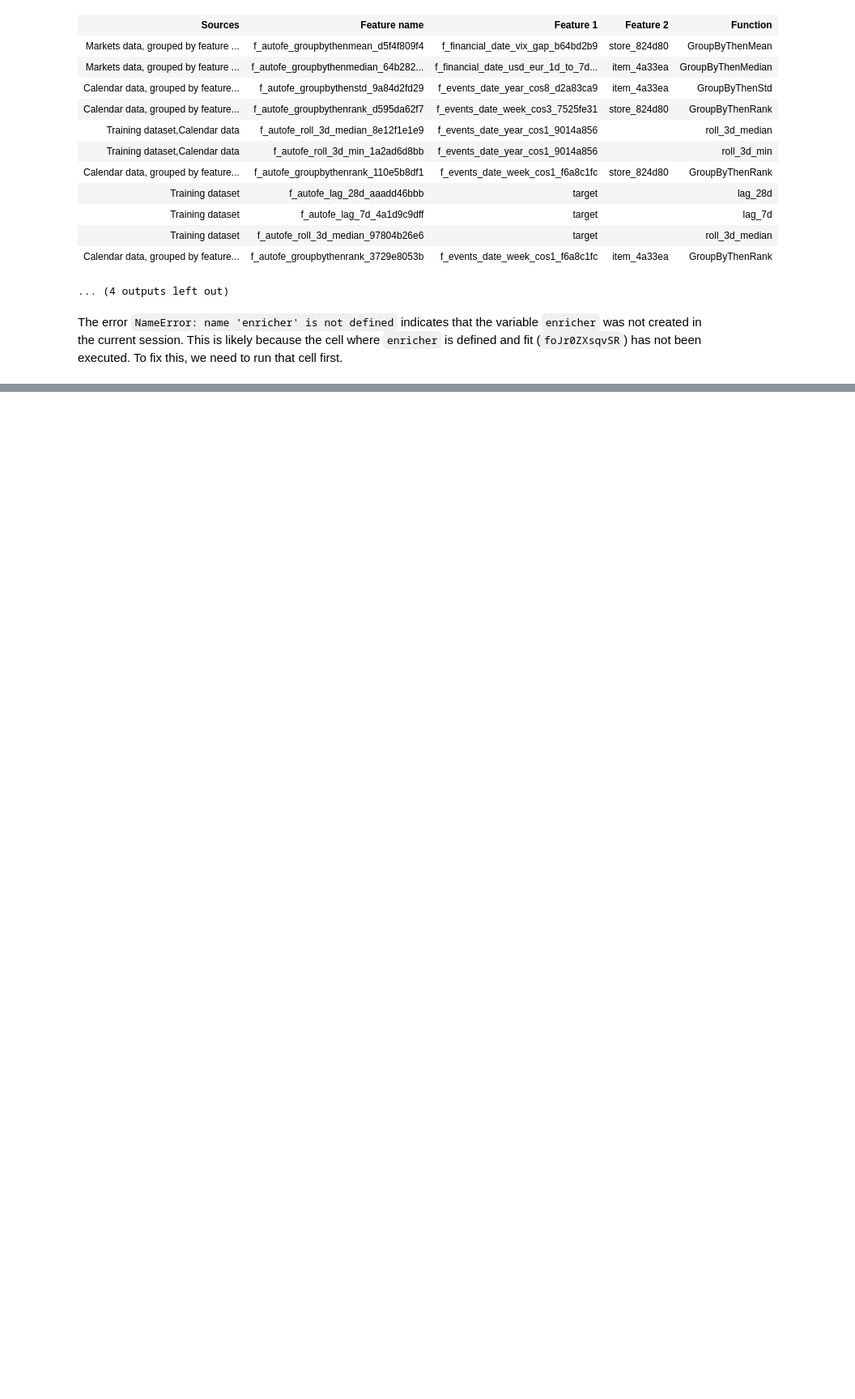
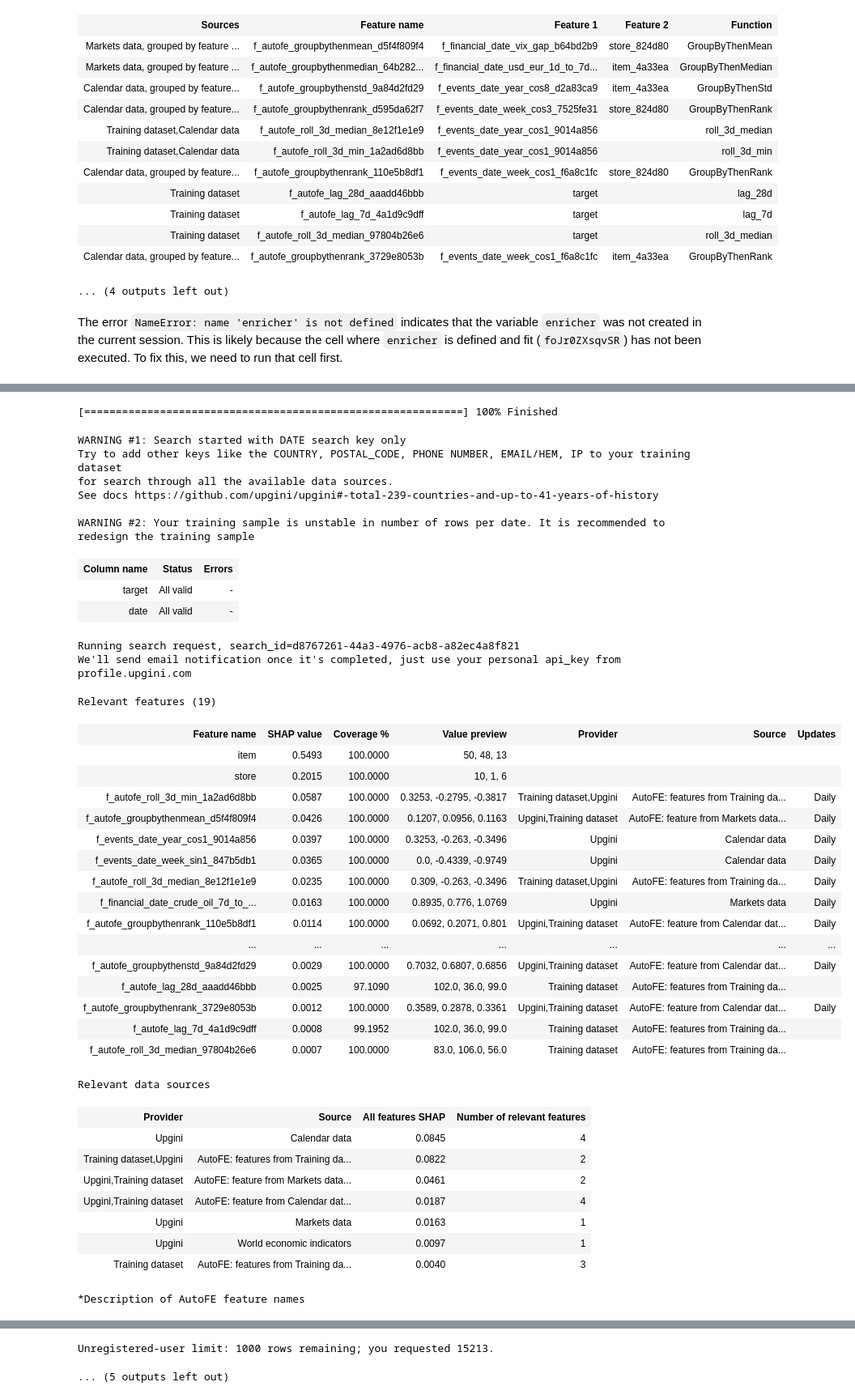
Before and after one commit to AIDA2812/Sales_Forecasting_using_upgini_catboost, a Jupyter notebook: Sales_Forecasting_using_upgini_catboost.ipynb, the cells around one changed output, grey strips where cells are left out. Shown: that part at 81% size. Cells and saved outputs as stored; diff of their text form; code cells hidden in the pictures; blank space fills up the shorter version.

```diff
--- a/Sales_Forecasting_using_upgini_catboost.ipynb
+++ b/Sales_Forecasting_using_upgini_catboost.ipynb
@@ -126,6 +129,68 @@ which makes metrics between the train and eval_set incomparable.
-# %%
-enriched_train_features = enricher.fit_transform(train_features, train_target, keep_input=True)
-enriched_test_features = enricher.transform(test_features, keep_input=True)
-
-
-enriched_train_features.head()
+# %%
+# Get enriched features using the correct Upgini method
+enriched_train_features = enricher.fit_transform(
+    train_features,
+    train_target,
+    keep_input=True,
+    calculate_metrics=False  # We already calculated metrics separately
+)
+
+enriched_test_features = enricher.transform(test_features)
+
+# Check if transformation was successful before calling head()
+if enriched_train_features is not None:
+    print(f"Enriched train features shape: {enriched_train_features.shape}")
+    enriched_train_features.head()
+else:
+    print("Enriched features are None - checking alternative methods...")
+
+    # Alternative approach: use the fitted enricher directly
+    try:
+        enriched_train_features, _ = enricher._fit(train_features, train_target)
+        enriched_test_features, _ = enricher._transform(test_features)
+
+        if enriched_train_features is not None:
+            print(f"Alternative method worked! Shape: {enriched_train_features.shape}")
+            enriched_train_features.head()
+    except Exception as e:
+        print(f"Alternative method also failed: {e}")
+# %% [output]
+[============================================================] 100% Finished
+WARNING #1: Search started with DATE search key only
+Try to add other keys like the COUNTRY, POSTAL_CODE, PHONE NUMBER, EMAIL/HEM, IP to your training dataset
+for search through all the available data sources.
+See docs https://github.com/upgini/upgini#-total-239-countries-and-up-to-41-years-of-history
+
+WARNING #2: Your training sample is unstable in number of rows per date. It is recommended to redesign the training sample
+| Column name | Status | Errors |
+| target | All valid | - |
+| date | All valid | - |
+Running search request, search_id=d8767261-44a3-4976-acb8-a82ec4a8f821
+We'll send email notification once it's completed, just use your personal api_key from profile.upgini.com
+Relevant features (19)
+| Feature name | SHAP value | Coverage % | Value preview | Provider | Source | Updates |
+| item | 0.5493 | 100.0000 | 50, 48, 13 |  |  |  |
+| store | 0.2015 | 100.0000 | 10, 1, 6 |  |  |  |
+| f_autofe_roll_3d_min_1a2ad6d8bb | 0.0587 | 100.0000 | 0.3253, -0.2795, -0.3817 | Training dataset,Upgini | AutoFE: features from Training da... | Daily |
+| f_autofe_groupbythenmean_d5f4f809f4 | 0.0426 | 100.0000 | 0.1207, 0.0956, 0.1163 | Upgini,Training dataset | AutoFE: feature from Markets data... | Daily |
+| f_events_date_year_cos1_9014a856 | 0.0397 | 100.0000 | 0.3253, -0.263, -0.3496 | Upgini | Calendar data | Daily |
+| f_events_date_week_sin1_847b5db1 | 0.0365 | 100.0000 | 0.0, -0.4339, -0.9749 | Upgini | Calendar data | Daily |
+| f_autofe_roll_3d_median_8e12f1e1e9 | 0.0235 | 100.0000 | 0.309, -0.263, -0.3496 | Training dataset,Upgini | AutoFE: features from Training da... | Daily |
+| f_financial_date_crude_oil_7d_to_... | 0.0163 | 100.0000 | 0.8935, 0.776, 1.0769 | Upgini | Markets data | Daily |
+| f_autofe_groupbythenrank_110e5b8df1 | 0.0114 | 100.0000 | 0.0692, 0.2071, 0.801 | Upgini,Training dataset | AutoFE: feature from Calendar dat... | Daily |
+| ... | ... | ... | ... | ... | ... | ... |
+| f_autofe_groupbythenstd_9a84d2fd29 | 0.0029 | 100.0000 | 0.7032, 0.6807, 0.6856 | Upgini,Training dataset | AutoFE: feature from Calendar dat... | Daily |
+| f_autofe_lag_28d_aaadd46bbb | 0.0025 | 97.1090 | 102.0, 36.0, 99.0 | Training dataset | AutoFE: features from Training da... |  |
+| f_autofe_groupbythenrank_3729e8053b | 0.0012 | 100.0000 | 0.3589, 0.2878, 0.3361 | Upgini,Training dataset | AutoFE: feature from Calendar dat... | Daily |
+| f_autofe_lag_7d_4a1d9c9dff | 0.0008 | 99.1952 | 102.0, 36.0, 99.0 | Training dataset | AutoFE: features from Training da... |  |
+| f_autofe_roll_3d_median_97804b26e6 | 0.0007 | 100.0000 | 83.0, 106.0, 56.0 | Training dataset | AutoFE: features from Training da... |  |
+Relevant data sources
+| Provider | Source | All features SHAP | Number of relevant features |
+| Upgini | Calendar data | 0.0845 | 4 |
+| Training dataset,Upgini | AutoFE: features from Training da... | 0.0822 | 2 |
+| Upgini,Training dataset | AutoFE: feature from Markets data... | 0.0461 | 2 |
+| Upgini,Training dataset | AutoFE: feature from Calendar dat... | 0.0187 | 4 |
+| Upgini | Markets data | 0.0163 | 1 |
+| Upgini | World economic indicators | 0.0097 | 1 |
+| Training dataset | AutoFE: features from Training da... | 0.0040 | 3 |
+*Description of AutoFE feature names
@@ -132,3 +210,5 @@ enriched_train_features.head()
+Unregistered-user limit: 1000 rows remaining; you requested 15213.
+... (5 outputs left out)
 # %%
 model.fit(train_features, train_target)
 preds = model.predict(test_features)
```
Also changed, not shown: parts of 5 cells of this notebook.
